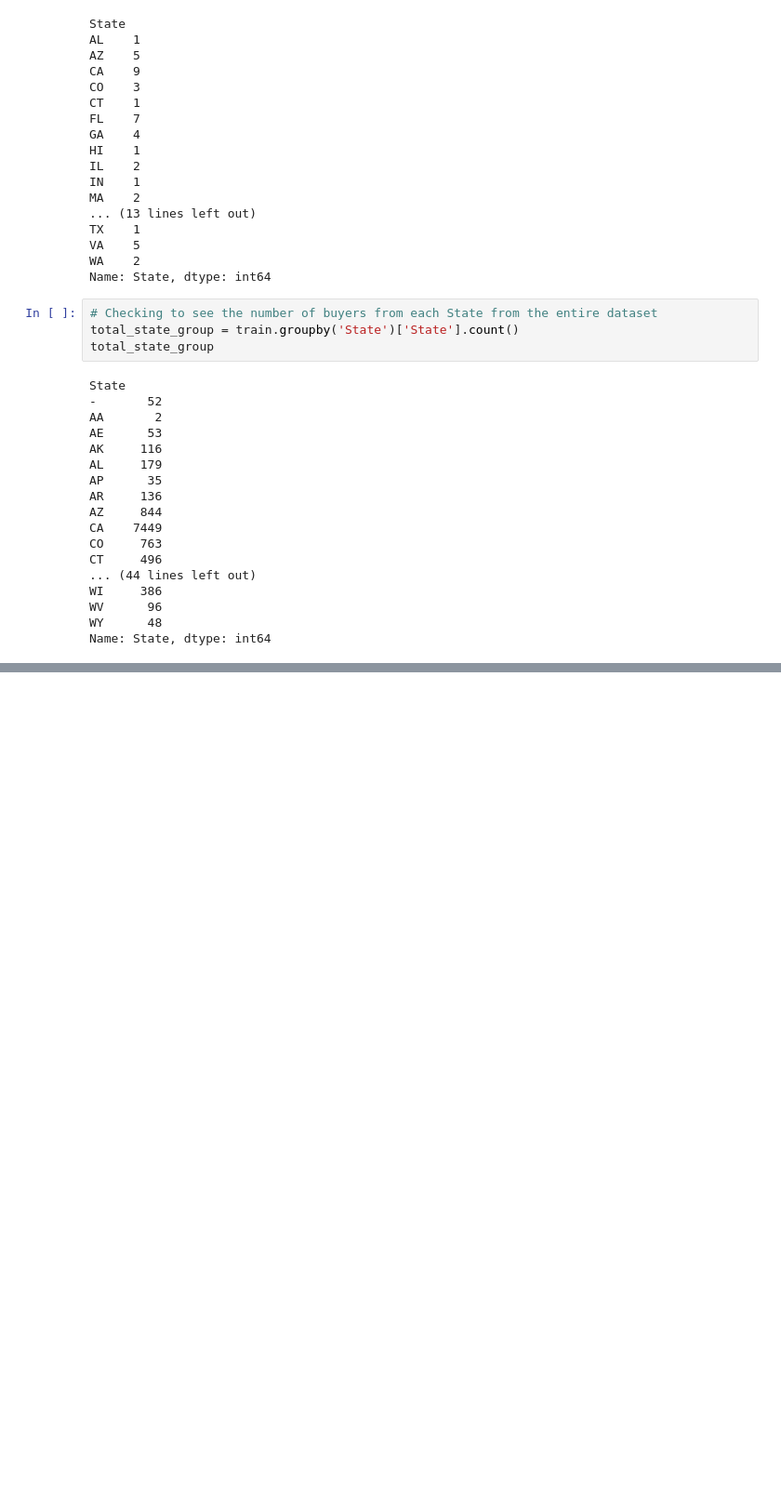
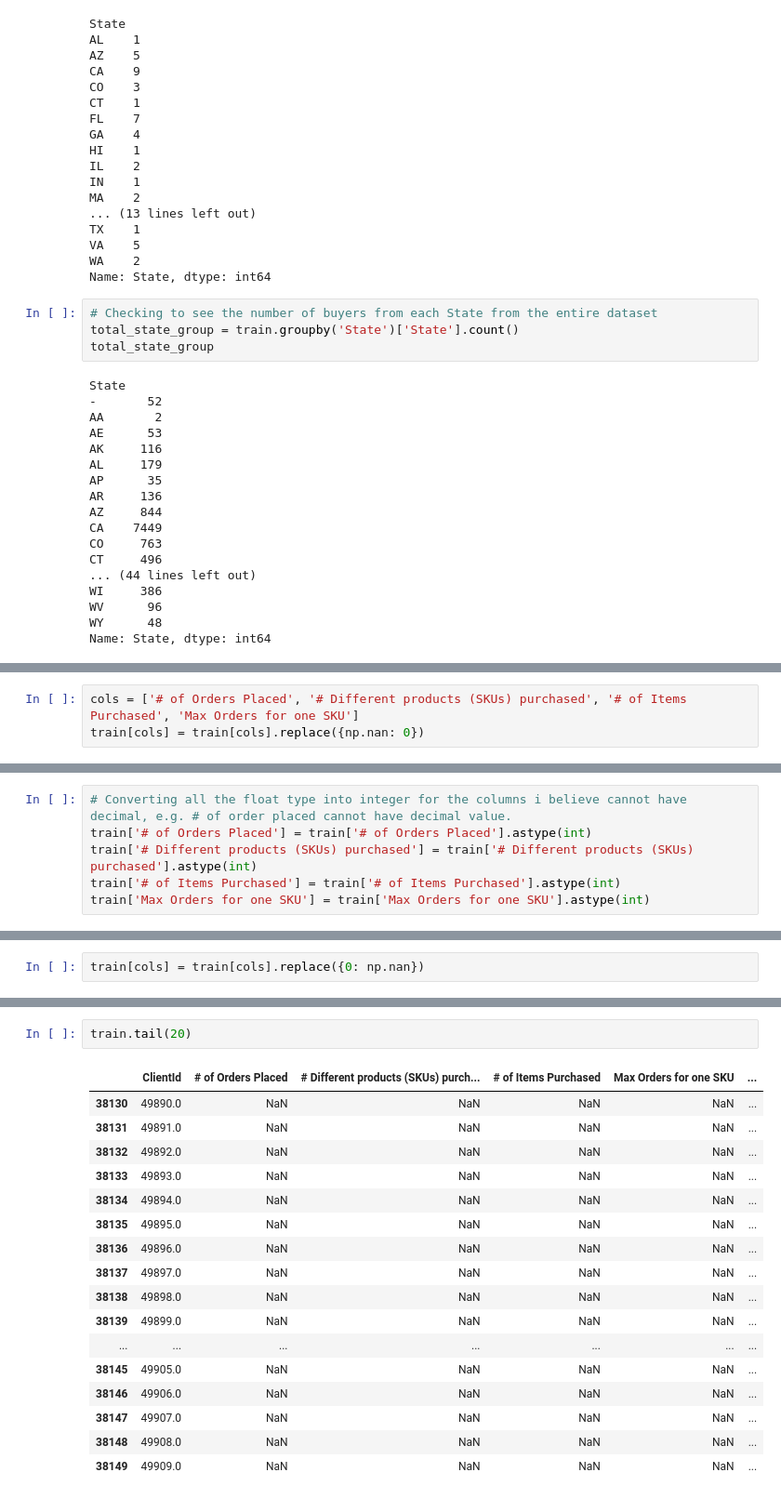
Before and after one commit to wonheejo/dafit, a Jupyter notebook: DF914/DF914_01_지렁이.ipynb, the cells around one changed output, grey strips where cells are left out. Shown at 93% size. Cells and saved outputs as stored; diff of their text form; blank space fills up the shorter version.

```diff
--- a/DF914/DF914_01_지렁이.ipynb
+++ b/DF914/DF914_01_지렁이.ipynb
@@ -332,0 +377,3 @@ Name: totaldays, Length: 499, dtype: int64
+# %%
+cols = ['# of Orders Placed', '# Different products (SKUs) purchased', '# of Items Purchased', 'Max Orders for one SKU']
+train[cols] = train[cols].replace({np.nan: 0})
@@ -332,0 +417,6 @@ Name: totaldays, Length: 499, dtype: int64
+# %%
+# Converting all the float type into integer for the columns i believe cannot have decimal, e.g. # of order placed cannot have decimal value.
+train['# of Orders Placed'] = train['# of Orders Placed'].astype(int)
+train['# Different products (SKUs) purchased'] = train['# Different products (SKUs) purchased'].astype(int)
+train['# of Items Purchased'] = train['# of Items Purchased'].astype(int)
+train['Max Orders for one SKU'] = train['Max Orders for one SKU'].astype(int)
@@ -332,0 +456,2 @@ Name: totaldays, Length: 499, dtype: int64
+# %%
+train[cols] = train[cols].replace({0: np.nan})
@@ -332,0 +476,20 @@ Name: totaldays, Length: 499, dtype: int64
+# %%
+train.tail(20)
+# %% [output]
+|  | ClientId | # of Orders Placed | # Different products (SKUs) purch... | # of Items Purchased | Max Orders for one SKU | ... |
+| 38130 | 49890.0 | NaN | NaN | NaN | NaN | ... |
+| 38131 | 49891.0 | NaN | NaN | NaN | NaN | ... |
+| 38132 | 49892.0 | NaN | NaN | NaN | NaN | ... |
+| 38133 | 49893.0 | NaN | NaN | NaN | NaN | ... |
+| 38134 | 49894.0 | NaN | NaN | NaN | NaN | ... |
+| 38135 | 49895.0 | NaN | NaN | NaN | NaN | ... |
+| 38136 | 49896.0 | NaN | NaN | NaN | NaN | ... |
+| 38137 | 49897.0 | NaN | NaN | NaN | NaN | ... |
+| 38138 | 49898.0 | NaN | NaN | NaN | NaN | ... |
+| 38139 | 49899.0 | NaN | NaN | NaN | NaN | ... |
+| ... | ... | ... | ... | ... | ... | ... |
+| 38145 | 49905.0 | NaN | NaN | NaN | NaN | ... |
+| 38146 | 49906.0 | NaN | NaN | NaN | NaN | ... |
+| 38147 | 49907.0 | NaN | NaN | NaN | NaN | ... |
+| 38148 | 49908.0 | NaN | NaN | NaN | NaN | ... |
+| 38149 | 49909.0 | NaN | NaN | NaN | NaN | ... |
```
Also changed, not shown: parts of 22 cells of this notebook, 2 other files.
